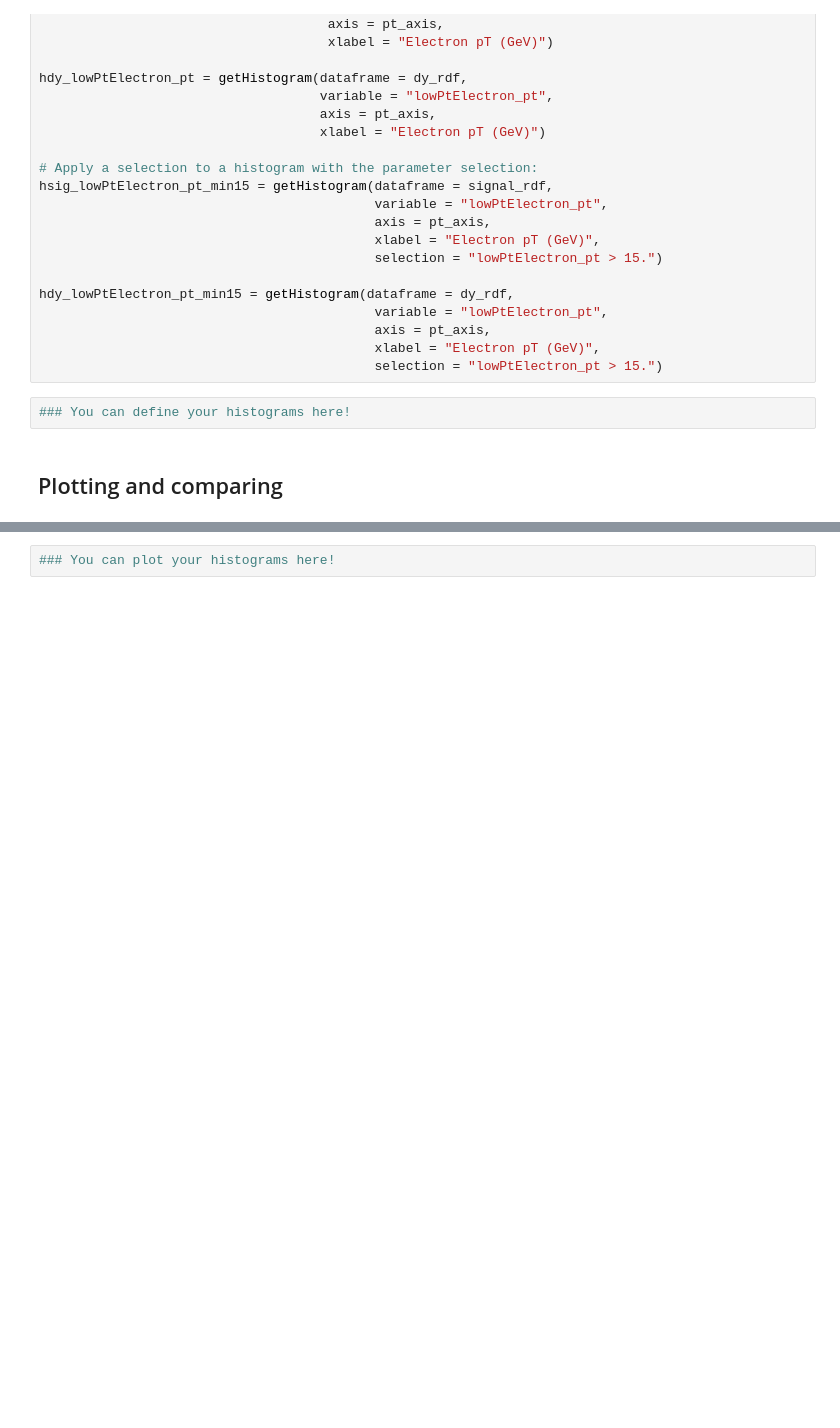
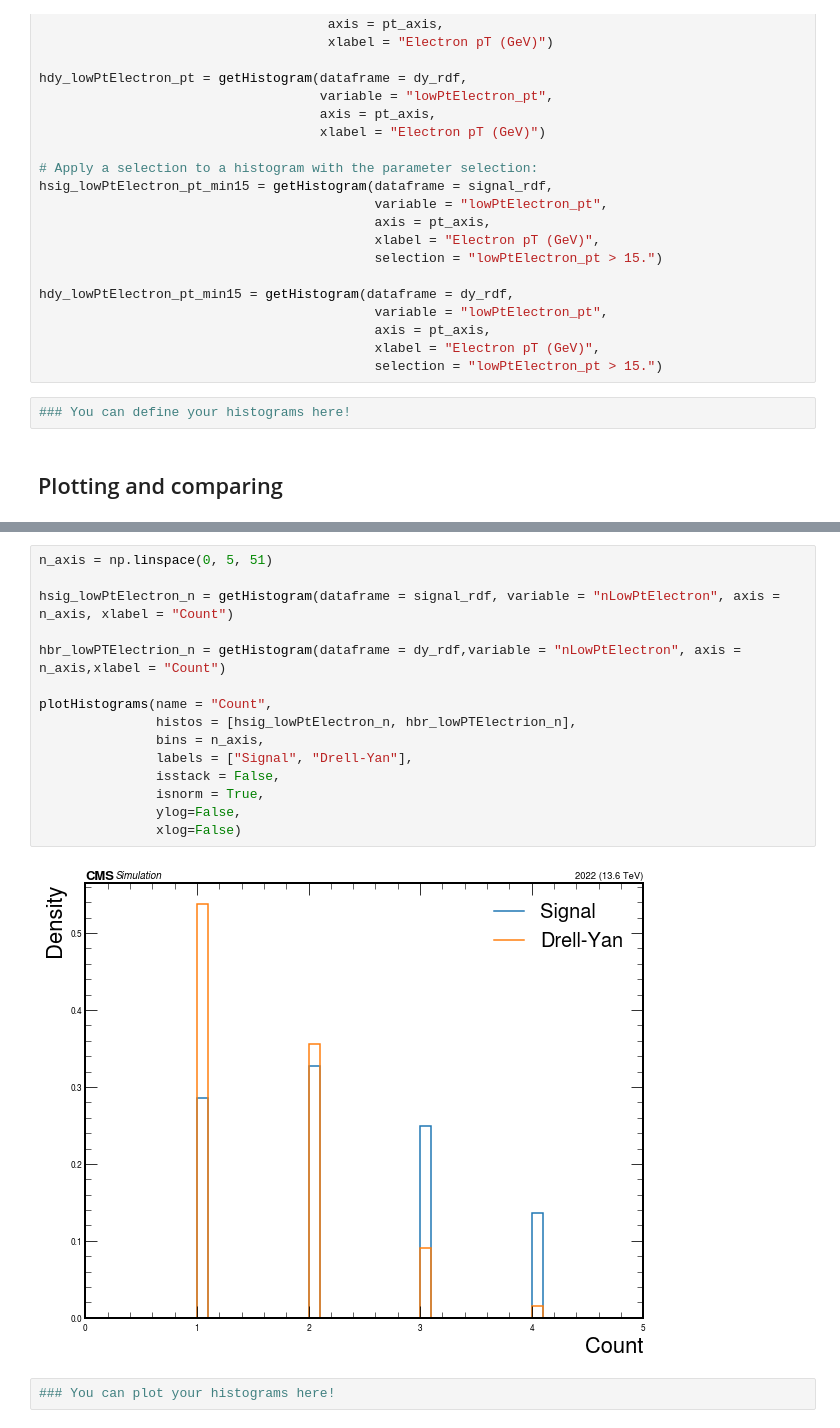
Before and after one commit to CeliaFernandez/Run3-DisplacedElectronAnalysis, a Jupyter notebook: notebooks/0_analysis.ipynb, the cells around one changed output, grey strips where cells are left out. Saved outputs shown, nothing was run; the diff lists cells and outputs as text; blank space fills up the shorter version.

```diff
--- a/notebooks/0_analysis.ipynb
+++ b/notebooks/0_analysis.ipynb
@@ -211,2 +300,19 @@ plotHistograms(name = "lowPtElectron_pt_min15", # Name of the output png file
+# %%
+n_axis = np.linspace(0, 5, 51)
+
+hsig_lowPtElectron_n = getHistogram(dataframe = signal_rdf, variable = "nLowPtElectron", axis = n_axis, xlabel = "Count")
+
+hbr_lowPTElectrion_n = getHistogram(dataframe = dy_rdf,variable = "nLowPtElectron", axis = n_axis,xlabel = "Count")
+
+plotHistograms(name = "Count",
+               histos = [hsig_lowPtElectron_n, hbr_lowPTElectrion_n],
+               bins = n_axis,
+               labels = ["Signal", "Drell-Yan"],
+               isstack = False,
+               isnorm = True,
+               ylog=False,
+               xlog=False)
+# %% [output]
+[figure, added]
 # %%
 ### You can plot your histograms here!
```
Also changed, not shown: parts of 13 cells of this notebook, 1 other file.
